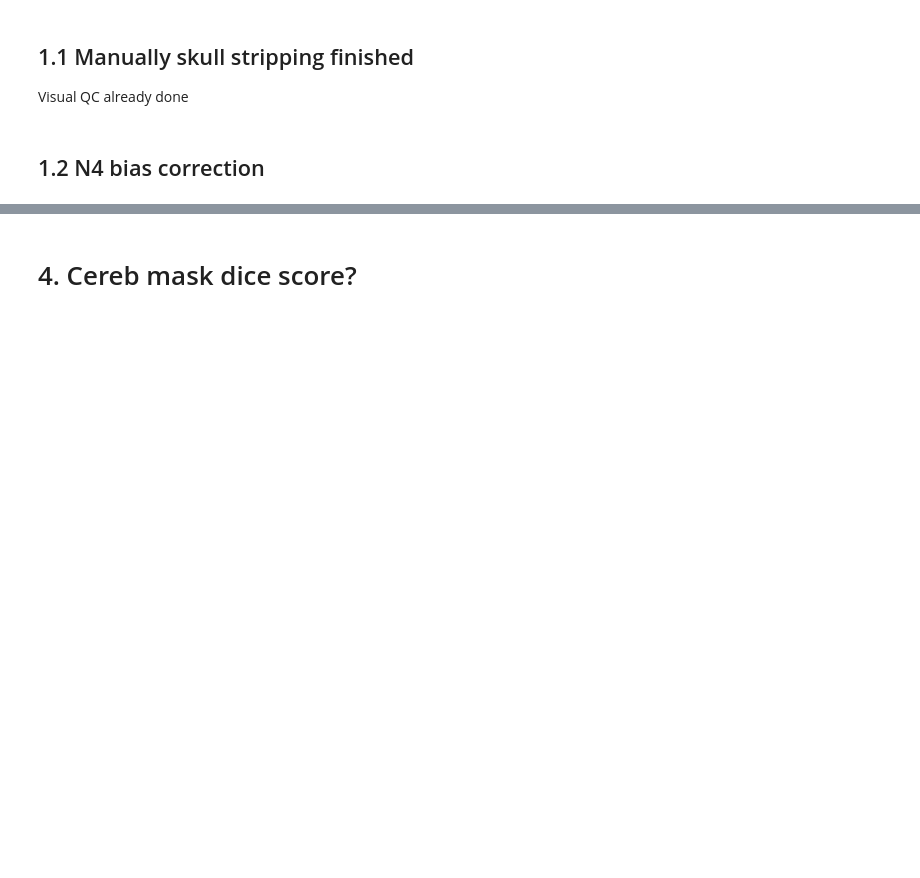
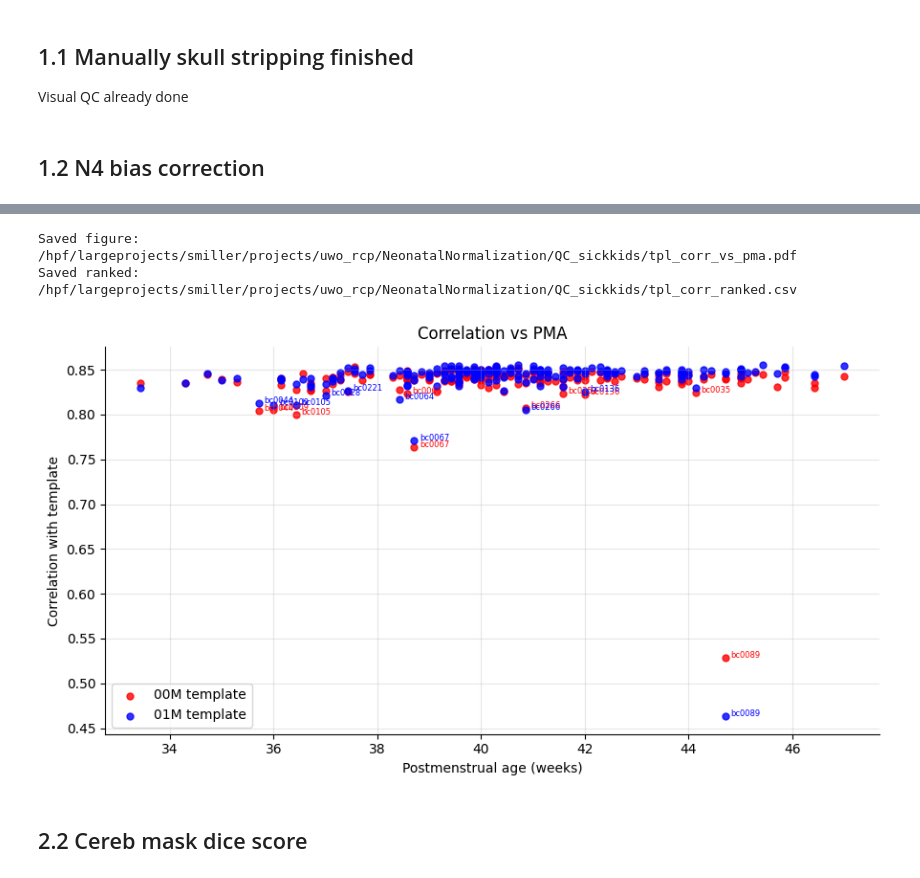
Before and after one commit to WangYaping19970211/NeonatalNormalization, a Jupyter notebook: Notebook/SickKids_tutorial.ipynb, the cells around one changed output, grey strips where cells are left out. Cells and saved outputs as stored; diff of their text form; code cells hidden in the pictures; blank space fills up the shorter version.

```diff
--- a/Notebook/SickKids_tutorial.ipynb
+++ b/Notebook/SickKids_tutorial.ipynb
@@ -58,7 +81,7 @@ dataset_name = "UBC_3D"
 dataset_name_exp = "Very-Preterm_UBC-Trajectory_Neonatal_3DT1_V02_SkullStripped_nii"
 sys.path.append(f"{base_dir}/NeonatalNormalization/Script")
 from tpl_xfm_build import N4_bias_correction
-subs_info = pd.read_csv(f"{Info_dir}/Very-Preterm_UBC-Trajectory_Neonatal_3DT1_V02_PMA_at_MRI.csv", encoding="utf-16")
-subs_valid = subs_info[subs_info['ga_mri_v02'].notna()]
-print(f"Subjects: {len(subs_valid)}")
+subs_info = pd.read_csv(f"{Info_dir}/Very-Preterm_UBC-Trajectory_Neonatal_SkullStripped3DT1_V02_PMA_at_MRI.csv", encoding="utf-16")
+subs_valid = subs_info[subs_info['skullstripped_3DT1_v02'].notna()]
+print(f"We have totally {len(subs_valid)} subjects")
 # %% [output]
@@ -118,6 +138,7 @@ For each subj, 2 tpls, 1 xfms, 2 warped totally
 import pandas as pd
 import os
 import sys
+import glob
 base_dir  = "/hpf/largeprojects/smiller/projects/uwo_rcp"
 data_dir = f"{base_dir}/Data"
 Info_dir  = f"{base_dir}/Info"
@@ -128,7 +149,7 @@ dataset_name = "UBC_3D"
 dataset_name_exp = "Very-Preterm_UBC-Trajectory_Neonatal_3DT1_V02_SkullStripped_nii"
 sys.path.append(f"{base_dir}/NeonatalNormalization/Script")
 from tpl_xfm_build import multimodal_register_pipeline
-subs_info = pd.read_csv(f"{Info_dir}/Very-Preterm_UBC-Trajectory_Neonatal_3DT1_V02_PMA_at_MRI.csv", encoding="utf-16")
-subs_valid = subs_info[subs_info['ga_mri_v02'].notna()]
-print(f"Subjects: {len(subs_valid)}")
+subs_info = pd.read_csv(f"{Info_dir}/Very-Preterm_UBC-Trajectory_Neonatal_SkullStripped3DT1_V02_PMA_at_MRI.csv", encoding="utf-16")
+subs_valid = subs_info[subs_info['skullstripped_3DT1_v02'].notna()]
+print(f"We have totally {len(subs_valid)} subjects")
 # %% [output]
@@ -295,2 +308,57 @@ Subjects with PMA: 196
+# %%
+import pandas as pd
+import matplotlib.pyplot as plt
+
+base_dir = "/hpf/largeprojects/smiller/projects/uwo_rcp"
+qc_dir   = f"{base_dir}/NeonatalNormalization/QC_sickkids"
+in_csv   = f"{qc_dir}/tpl_corr_vs_pma.csv"
+out_pdf  = f"{qc_dir}/tpl_corr_vs_pma.pdf"
+out_rank = f"{qc_dir}/tpl_corr_ranked.csv"
+
+df = pd.read_csv(in_csv)
+colors = {"00M": "red", "01M": "blue"}
+
+fig, ax = plt.subplots(figsize=(9, 5))
+
+ranked = []
+for label, color in colors.items():
+    sub = df[df["template"] == label].sort_values("corr")
+    lowest, highest = sub.head(10), sub.tail(10)
+
+    ax.scatter(sub["pma"], sub["corr"], s=25, alpha=0.8,
+               color=color, label=f"{label} template")
+
+    # annotate only the bottom 10
+    for _, r in lowest.iterrows():
+        ax.annotate(r["subject"], (r["pma"], r["corr"]),
+                    fontsize=6, color=color,
+                    xytext=(4, 0), textcoords="offset points")
+
+    # collect for the ranked CSV
+    lowest  = lowest.assign(template=label, rank="lowest10")
+    highest = highest.assign(template=label, rank="highest10")
+    ranked.append(pd.concat([lowest, highest]))
+
+ax.set_xlabel("Postmenstrual age (weeks)")
+ax.set_ylabel("Correlation with template")
+ax.set_title("Correlation vs PMA")
+ax.grid(True, alpha=0.3)
+ax.spines["top"].set_visible(False)
+ax.spines["right"].set_visible(False)
+ax.legend(loc="lower left")
+
+plt.tight_layout()
+fig.savefig(out_pdf)
+
+# save ranked lists
+ranked_df = pd.concat(ranked)[["template", "rank", "subject", "pma", "corr"]]
+ranked_df.to_csv(out_rank, index=False)
+
+print(f"Saved figure: {out_pdf}")
+print(f"Saved ranked: {out_rank}")
+# %% [output]
+Saved figure: /hpf/largeprojects/smiller/projects/uwo_rcp/NeonatalNormalization/QC_sickkids/tpl_corr_vs_pma.pdf
+Saved ranked: /hpf/largeprojects/smiller/projects/uwo_rcp/NeonatalNormalization/QC_sickkids/tpl_corr_ranked.csv
+[figure, added]
 # %% [markdown]
-# 4. Cereb mask dice score?
+## 2.2 Cereb mask dice score
```
Also changed, not shown: parts of 24 cells of this notebook, 5 other files.
